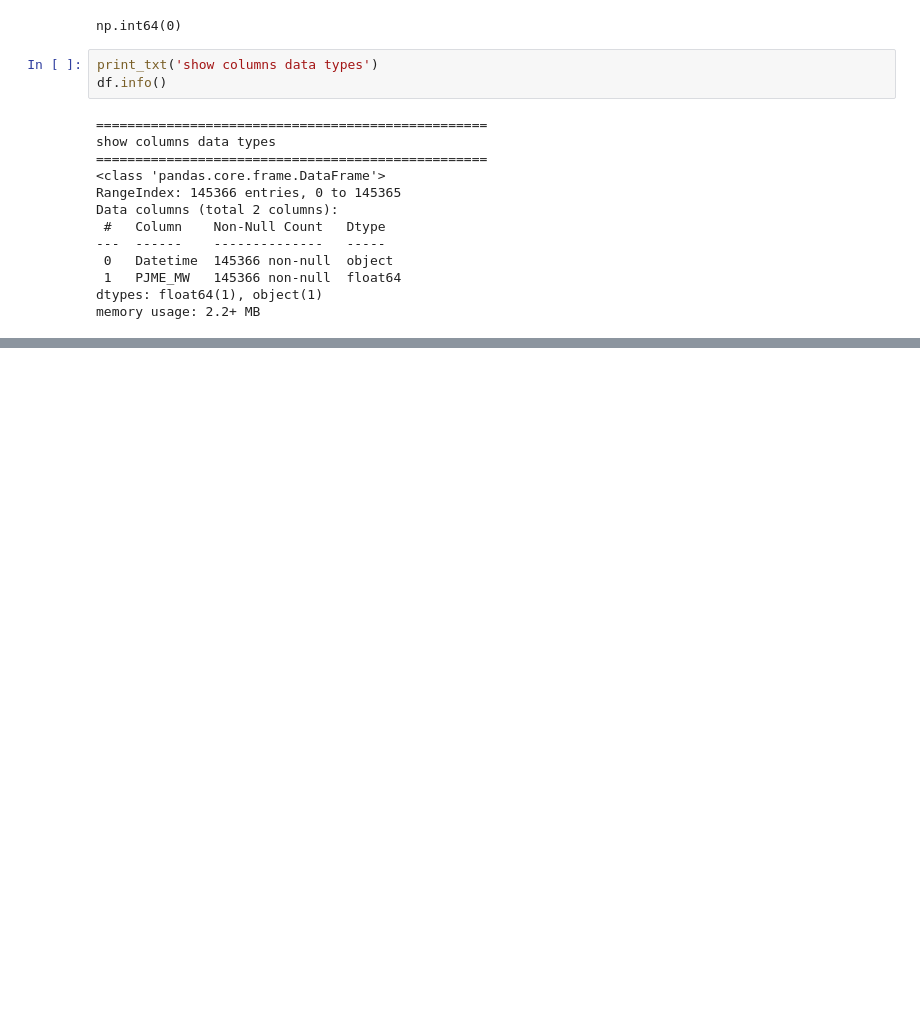
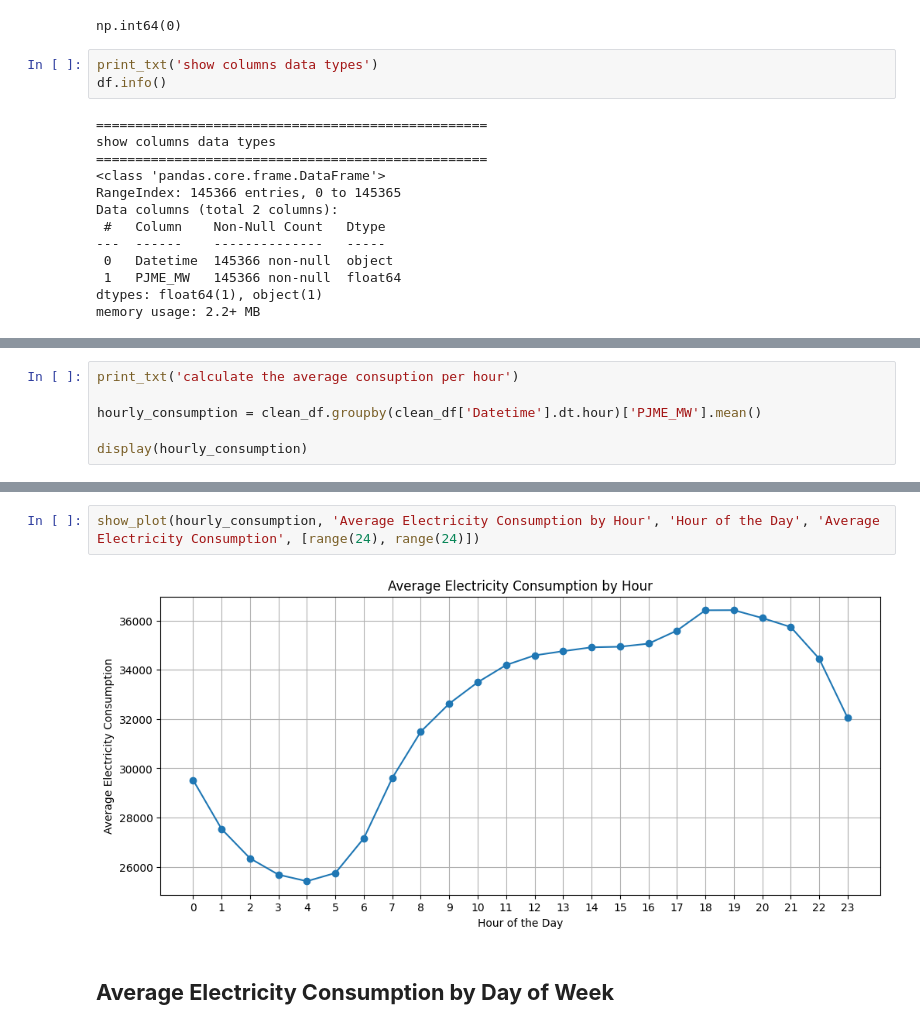
Before and after one commit to ikara-py/azure_1, a Jupyter notebook: notebooks/01_eda.ipynb, the cells around one changed output, grey strips where cells are left out. Saved outputs shown, nothing was run; the diff lists cells and outputs as text; blank space fills up the shorter version.

```diff
--- a/notebooks/01_eda.ipynb
+++ b/notebooks/01_eda.ipynb
@@ -93,0 +216,6 @@ memory usage: 2.2+ MB
+# %%
+print_txt('calculate the average consuption per hour')
+
+hourly_consumption = clean_df.groupby(clean_df['Datetime'].dt.hour)['PJME_MW'].mean()
+
+display(hourly_consumption)
@@ -93,0 +243,6 @@ memory usage: 2.2+ MB
+# %%
+show_plot(hourly_consumption, 'Average Electricity Consumption by Hour', 'Hour of the Day', 'Average Electricity Consumption', [range(24), range(24)])
+# %% [output]
+[figure, added]
+# %% [markdown]
+## **Average Electricity Consumption by Day of Week**
```
Also changed, not shown: parts of 30 cells of this notebook, 1 other file.
